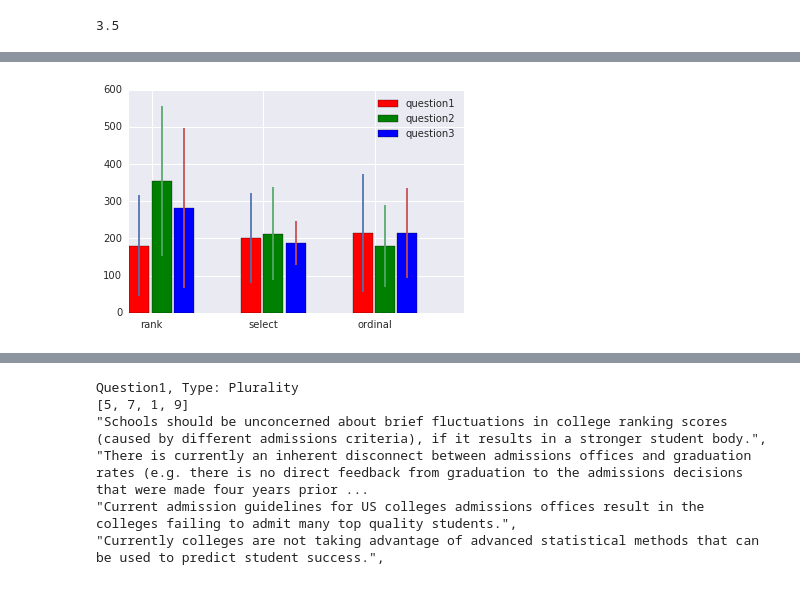
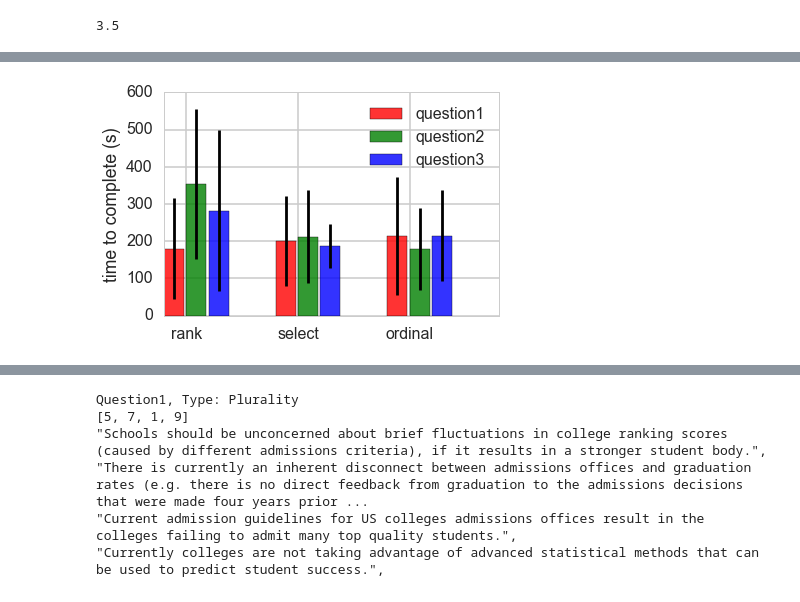
Before and after one commit to NickHoernle/group-mediator-bot, a Jupyter notebook: experiment/Experiment.ipynb, the cells around one changed output, grey strips where cells are left out. Drawn from its saved outputs; the diff is of its cells as text; code cells hidden in the pictures.

```diff
--- a/experiment/Experiment.ipynb
+++ b/experiment/Experiment.ipynb
@@ -7,6 +7,9 @@ import os
 import matplotlib
 import matplotlib.pyplot as plt
 
+sns.set_style("whitegrid")
+sns.set_context("poster")
+
 %matplotlib inline
 # %%
 question_types = {
@@ -255,0 +273,28 @@ SyntaxError: invalid syntax (<ipython-input-218-03f399a31423>, line 3)
+# %%
+ans0 = []
+ans1 = []
+# j = 0
+for question in ['question1','question2','question3']:
+    for q_type in [1,3]:
+        scores = [[] for i in range(10)]
+#         q_type = 1
+#         question = 'question3'
+        for i,row in data_df[question][data_df[question]['qustion_type'] == q_type].iterrows():
+
+            row = row.ix[0:10]
+            row = (row/row.max()) * 10 if q_type == 3 else row
+            j = 0
+            for _,k in row.iteritems():
+
+                scores[j].append(k)
+
+                j += 1
+
+        res = stats.mode(scores, axis=1)
+        sorted(np.array([np.mean(scores, axis=1), np.std(scores, axis=1)]).T, key=lambda x: x[1])
+        # np.array([np.mean(scores, axis=1), np.std(scores, axis=1)]).T
+        ans0.append(np.array([np.mean(scores, axis=1), np.std(scores, axis=1)])[0,:])
+        ans1.append(np.array([np.mean(scores, axis=1), np.std(scores, axis=1)])[1,:])
+plt.scatter(ans0, ans1)
+plt.xlabel('score mean')
+plt.ylabel('score std')
@@ -375,19 +430,20 @@ for df in question_number:
 # %%
 # indexes = np.array([1,1.2,1.4])
 indexes = np.array([1,2,3])
 answers = np.array([[np.mean(r) for r in rank], [np.mean(r) for r in select], [np.mean(r) for r in number]])
 std = np.array([[np.std(r) for r in rank], [np.std(r) for r in select], [np.std(r) for r in number]])
 
-plt.bar(indexes, answers[0,:], yerr=std[0,:], width=0.18, color=['r', 'r', 'r'], label='question1')
-plt.bar(indexes+0.2, answers[1,:], yerr=std[1,:], width=0.18, color=['g', 'g', 'g'], label='question2')
-plt.bar(indexes+0.4, answers[2,:], yerr=std[2,:], width=0.18, color=['b','b','b',], label='question3')
+plt.bar(indexes, answers[0,:], yerr=std[0,:], width=0.18, color=['r', 'r', 'r'], label='question1', ecolor='black', alpha=0.8)
+plt.bar(indexes+0.2, answers[1,:], yerr=std[1,:], width=0.18, color=['g', 'g', 'g'], label='question2', ecolor='black', alpha=0.8)
+plt.bar(indexes+0.4, answers[2,:], yerr=std[2,:], width=0.18, color=['b','b','b',], label='question3', ecolor='black', alpha=0.8)
+plt.ylabel('time to complete (s)')
 
 plt.legend(loc='best')
 plt.xticks([1.2,2.2,3.2], ['rank', 'select', 'ordinal'])
 
 plt.show()
 # %% [output]
-[figure, old version]
+[figure, new version]
 # %%
 plt.boxplot(rank + select + number)
 
```
Also changed, not shown: parts of 13 cells of this notebook, 1 other file.
